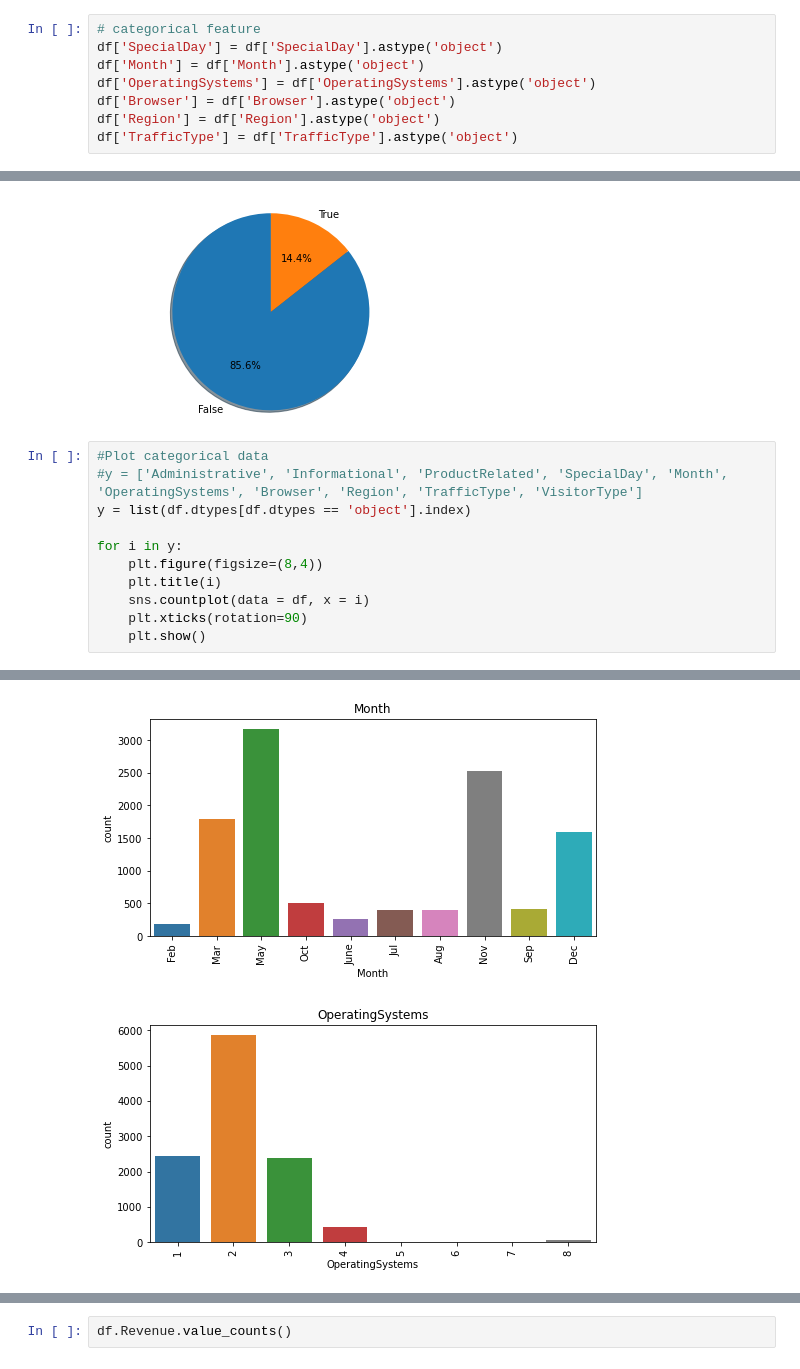
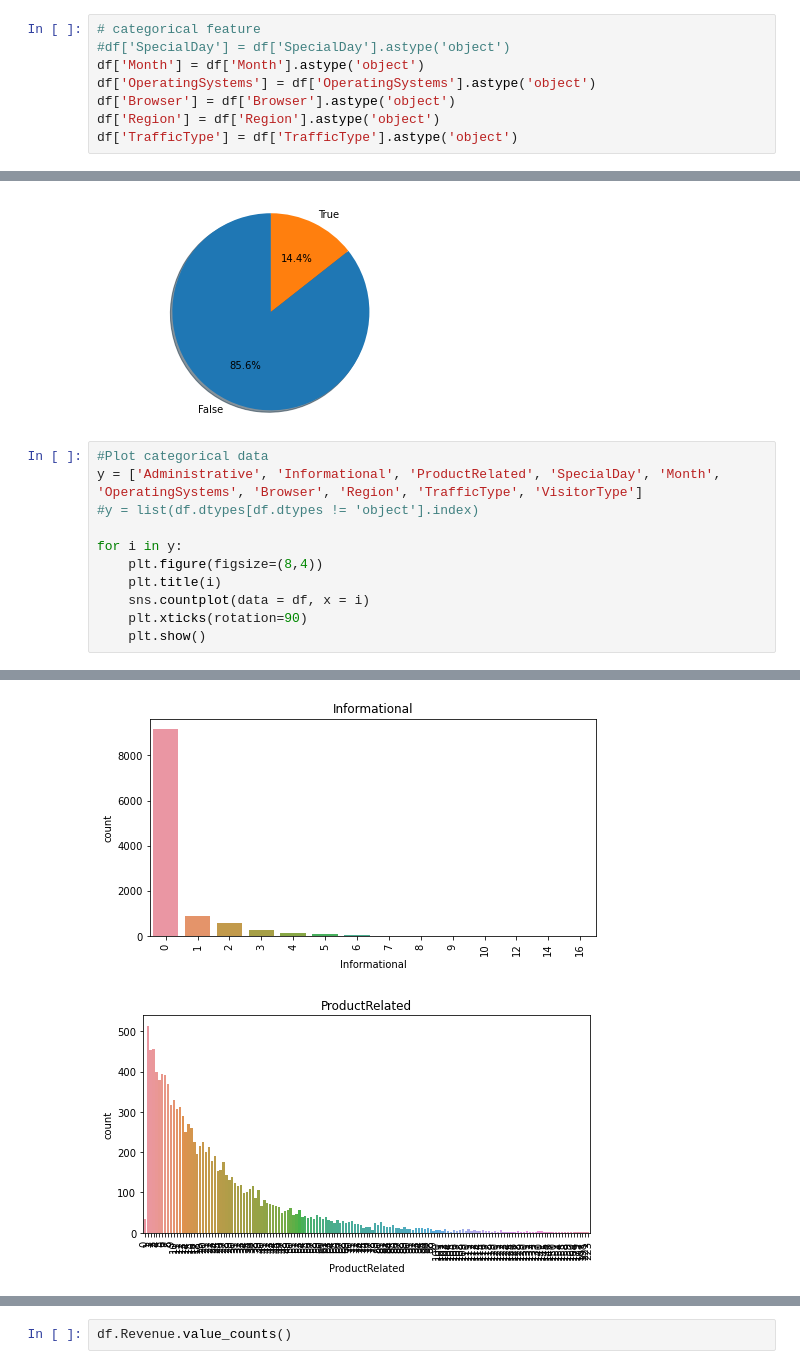
Before and after one commit to SanjaPanda/Online-Shopper-Intention-Capstone, a Jupyter notebook: EDA.ipynb, the cells around one changed output, grey strips where cells are left out. Drawn from its saved outputs; the diff is of its cells as text.

```diff
--- a/EDA.ipynb
+++ b/EDA.ipynb
@@ -87,7 +87,7 @@ dtypes: bool(2), float64(10), int64(4), object(2)
 memory usage: 1.4+ MB
 # %%
 # categorical feature
-df['SpecialDay'] = df['SpecialDay'].astype('object')
+#df['SpecialDay'] = df['SpecialDay'].astype('object')
 df['Month'] = df['Month'].astype('object')
 df['OperatingSystems'] = df['OperatingSystems'].astype('object')
 df['Browser'] = df['Browser'].astype('object')
@@ -133,8 +133,8 @@ plt.show()
 [figure]
 # %%
 #Plot categorical data
-#y = ['Administrative', 'Informational', 'ProductRelated', 'SpecialDay', 'Month', 'OperatingSystems', 'Browser', 'Region', 'TrafficType', 'VisitorType']
-y = list(df.dtypes[df.dtypes == 'object'].index)
+y = ['Administrative', 'Informational', 'ProductRelated', 'SpecialDay', 'Month', 'OperatingSystems', 'Browser', 'Region', 'TrafficType', 'VisitorType']
+#y = list(df.dtypes[df.dtypes != 'object'].index)
 
 for i in y:
     plt.figure(figsize=(8,4))
@@ -147,2 +147,2 @@ for i in y:
-[figure, old version]
+[figure, new version]
-[figure, old version]
+[figure, new version]
```
Also changed, not shown: parts of 21 cells of this notebook, 4 other files.
